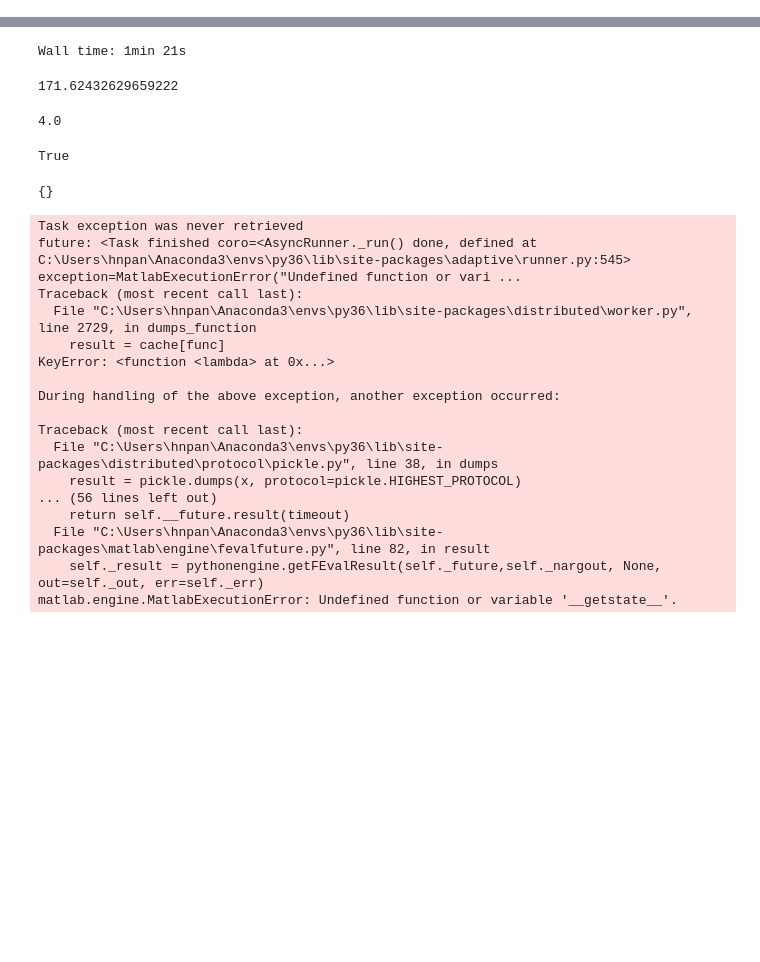
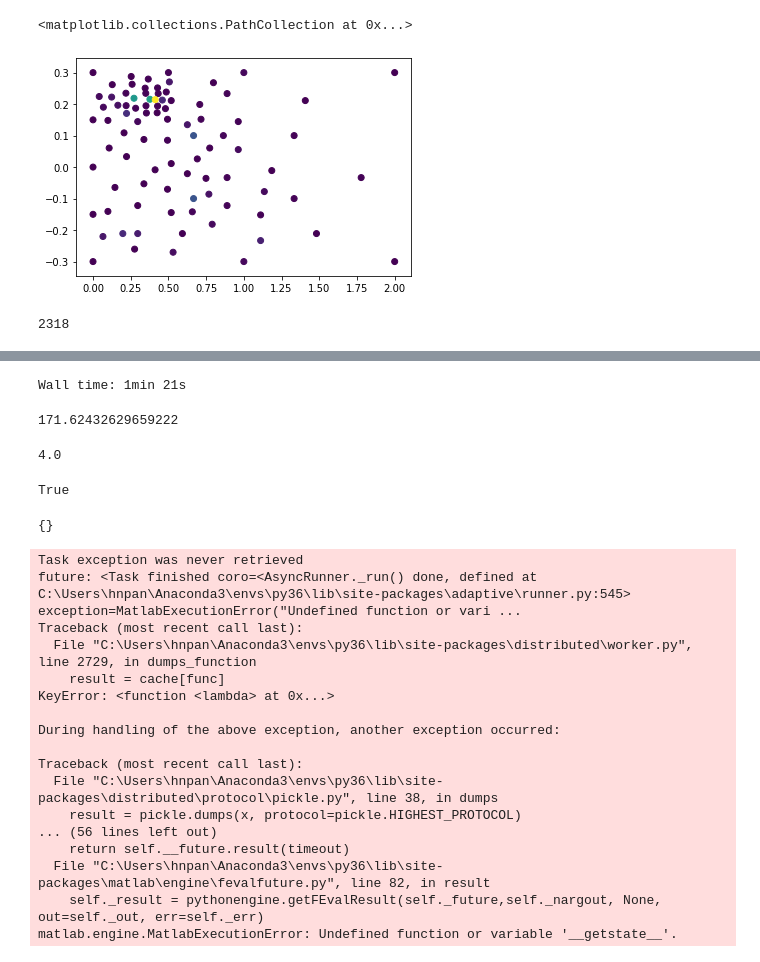
Before and after one commit to hainingpan/nanowire_matlab, a Jupyter notebook: adaptive.ipynb, the cells around one changed output, grey strips where cells are left out. Saved outputs shown, nothing was run; the diff lists cells and outputs as text; code cells hidden in the pictures; blank space fills up the shorter version.

```diff
--- a/adaptive.ipynb
+++ b/adaptive.ipynb
@@ -6,2 +9,15 @@ import matplotlib.pyplot as plt
 # %%
 eng = matlab.engine.start_matlab()
+# %%
+a,mu,Delta,Vz,alpha_R,mulist,dim,energy,delta=1.0,1.0,.2,0.0,5.0,matlab.double([0]*100),100.0,0.0,0.001
+# z=eng.ldosall_dis(a,mu,Delta,Vz,alpha_R,mulist,dim,energy,delta)
+# z1=np.asarray(z)
+# %%
+def ldosall_dis(p,a,mu,Delta,alpha_R,mulist,dim,delta):
+    Vz,energy=p
+#     Vz=matlab.double(Vz.tolist())
+#     energy=matlab.double(energy.tolist())
+    z=eng.ldosall_dis(matlab.double([a]),matlab.double([mu]),matlab.double([Delta]),matlab.double([Vz]),\
+                      matlab.double([alpha_R]),matlab.double(mulist),matlab.double([dim]),matlab.double([energy]),matlab.double([delta]))
+    z1=np.asarray(z).flatten()
+    return np.array([z1.mean(),z1[0],z1[int(dim/2)],z1[-1]])
@@ -7,0 +44,3 @@ eng = matlab.engine.start_matlab()
+# %%
+learner = adaptive.Learner2D(partial(ldosall_dis,a=a,mu=mu,Delta=Delta,alpha_R=alpha_R,mulist=mulist,dim=dim,delta=delta),\
+                             bounds=[(0., 2.), (-0.3, 0.3)])
@@ -7,0 +52,17 @@ eng = matlab.engine.start_matlab()
+# %%
+dd=np.array(list(learner.data.items()))
+dz=dd[:,1]
+dx=np.empty(dd.shape[0])
+dy=np.empty(dd.shape[0])
+for i in range(dd.shape[0]):
+    dx[i],dy[i]=dd[i,0]
+dz=np.vstack(dz)
+# %%
+plt.scatter(dx,dy,c=dz[:,0])
+# %% [output]
+<matplotlib.collections.PathCollection at 0x...>
+[figure, added]
+# %%
+dx.size
+# %% [output]
+2318
```
Also changed, not shown: parts of 9 cells of this notebook, 3 other files.
